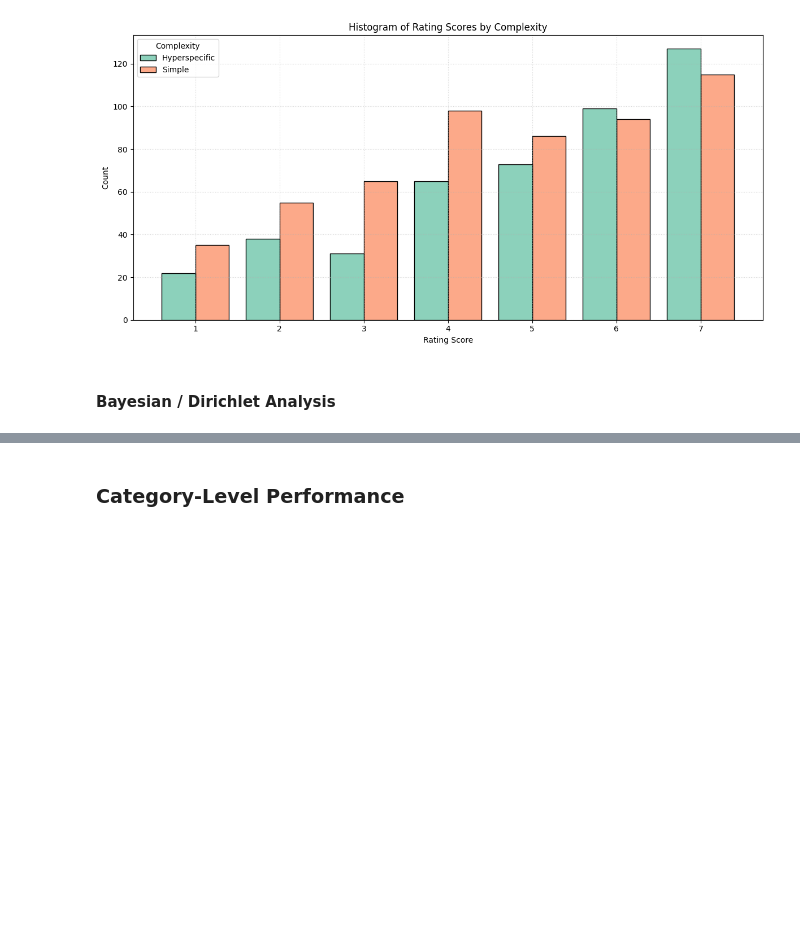
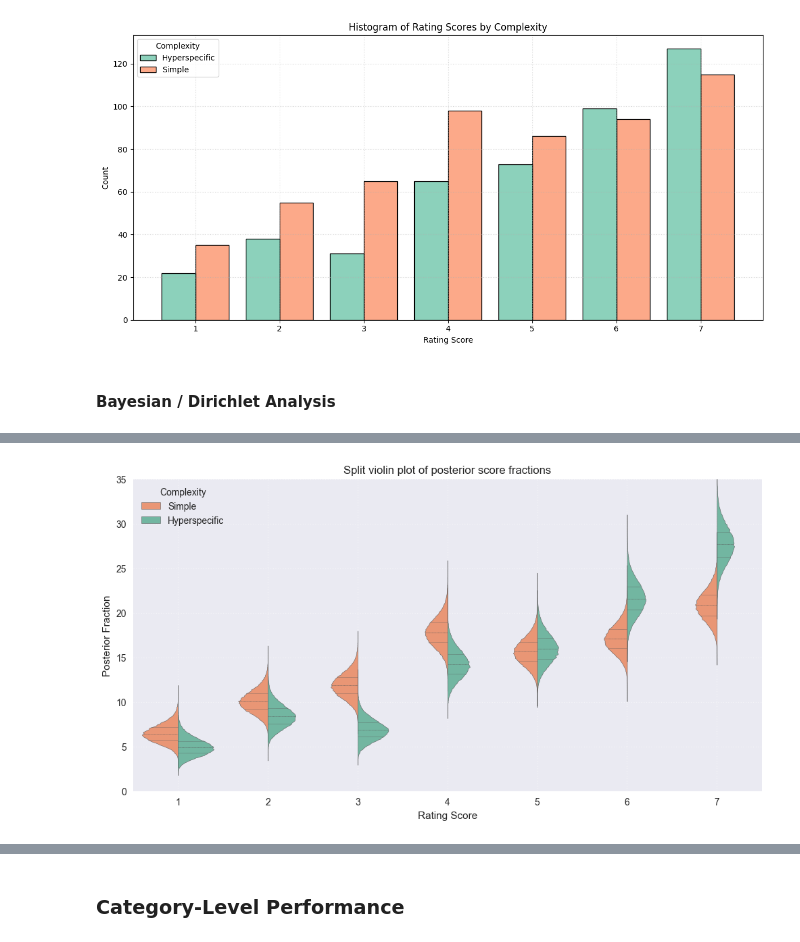
Before and after one commit to aswyatt/DA-Python, a Jupyter notebook: Interview/Data Analysis 1/Human Eval Bard.ipynb, the cells around one changed output, grey strips where cells are left out. Drawn from its saved outputs; the diff is of its cells as text; code cells hidden in the pictures; blank space fills up the shorter version.

Commit message:
Update complexity Bayesian analysis

```diff
--- a/Interview/Data Analysis 1/Human Eval Bard.ipynb
+++ b/Interview/Data Analysis 1/Human Eval Bard.ipynb
@@ -565,3 +541,21 @@ plt.show()
 [figure]
 # %% [markdown]
 #### Bayesian / Dirichlet Analysis
+# %%
+display(pivot := df.groupby(["Complexity", "Rating Score"]).size().unstack(fill_value=0).sort_index(ascending=False))
+complexity = pivot.index
+scores = pivot.columns  # Get scores
+neutral_score = int(np.median(scores))  # Get neutral score (middle score)
+complexity_counts = pivot.sum(axis=1)  # Sum per complexity
+
+mask_bard_ext = (scores == scores[0])
+mask_bard = (scores < neutral_score)
+mask_neutral = (scores == neutral_score)
+mask_gpt = (scores > neutral_score)
+mask_gpt_ext = (scores == scores[-1])
+
+sample_size = 100_000
+rng = np.random.default_rng(42) # Arbitrary seed for reproducibility
+samples = np.array([rng.dirichlet(row+1, size=sample_size) for row in pivot.to_numpy()])
+
+display(pivot.div(pivot.sum(axis=1)/100, axis=0).round(1))
@@ -567,0 +571,33 @@ plt.show()
+# %%
+# Reshape into long DataFrame for seaborn
+data = []
+for i, comp in enumerate(complexity):
+    for j, score in enumerate(scores):
+        data.extend([{
+            'Complexity': comp,
+            'Score': score,
+            'Fraction': val*100
+        } for val in samples[i, :, j]])
+
+data = pd.DataFrame(data)
+
+fig, ax = figure()
+sns.violinplot(
+    data=data,
+    x="Score", y="Fraction", hue="Complexity",
+    split=True, inner="quartile",
+    bw_adjust=0.2,   # <-- replaces bw
+    palette=sns.color_palette("Set2")[1::-1],
+    ax=ax
+)
+
+ax.set_title("Split violin plot of posterior score fractions")
+ax.set_ylabel("Posterior Fraction")
+ax.set_xlabel("Rating Score")
+# ax.set_yticks(np.arange(0, 30, 2))
+ax.grid(ls=":", alpha=0.5)
+ax.legend(title="Complexity", loc="upper left")
+ax.set_ylim([0, 35])
+plt.show()
+# %% [output]
+[figure, added]
```
Also changed, not shown: parts of 17 cells of this notebook.
